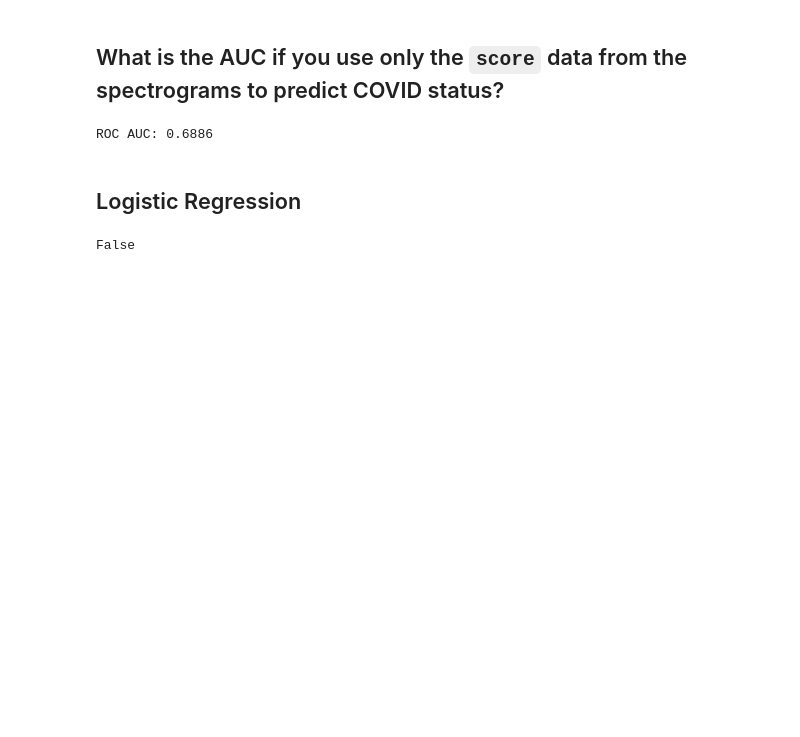
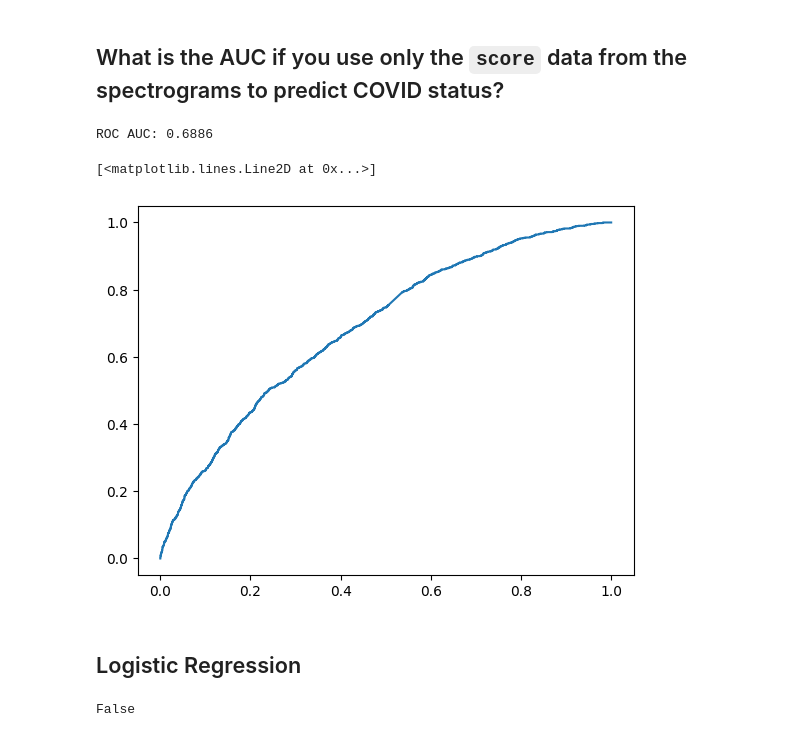
Before and after one commit to mcs9ff/COVID-19-Detection-from-Cough-Audio-DS-6050, a Jupyter notebook: CovidFinalModel.ipynb, the cells around one changed output. Cells and saved outputs as stored; diff of their text form; code cells hidden in the pictures; blank space fills up the shorter version.

Commit message:
Updated to generate ROC curves

```diff
--- a/CovidFinalModel.ipynb
+++ b/CovidFinalModel.ipynb
@@ -117,6 +118,15 @@ score = roc_auc_score(cleaneddummied.statusCOVID19, cleaneddummied.score)
 print(f"ROC AUC: {score:.4f}")
 # %% [output]
 ROC AUC: 0.6886
+# %%
+fpr1, tpr1, thresh1 = roc_curve(cleaneddummied.statusCOVID19, cleaneddummied.score)
+# %%
+import matplotlib.pyplot as plt
+
+plt.plot(fpr1, tpr1)
+# %% [output]
+[<matplotlib.lines.Line2D at 0x...>]
+[figure, added]
 # %% [markdown]
 ## Logistic Regression
 # %%
```
Also changed, not shown: parts of 12 cells of this notebook.
